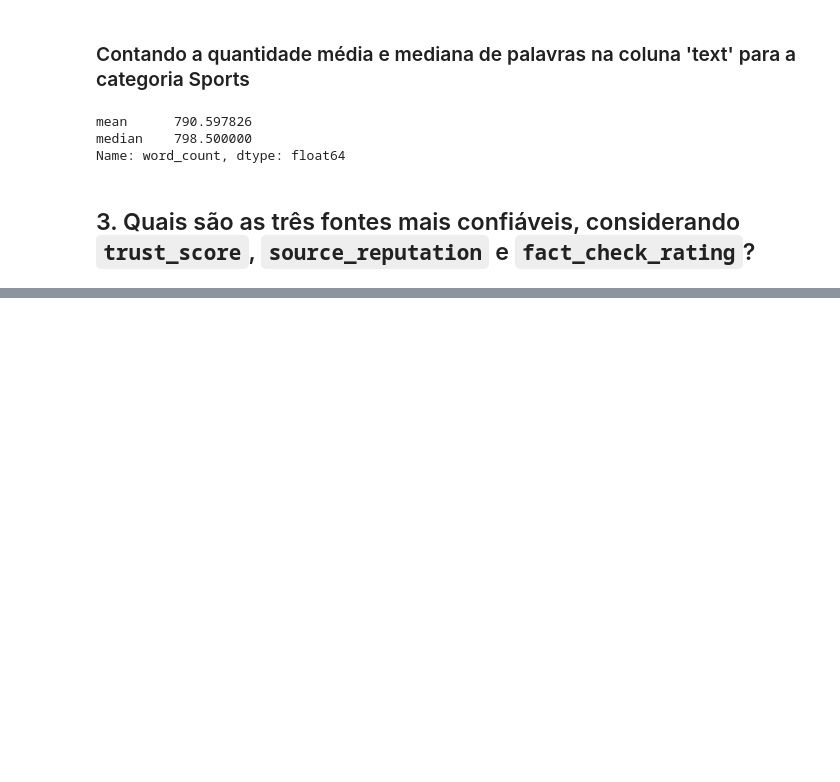
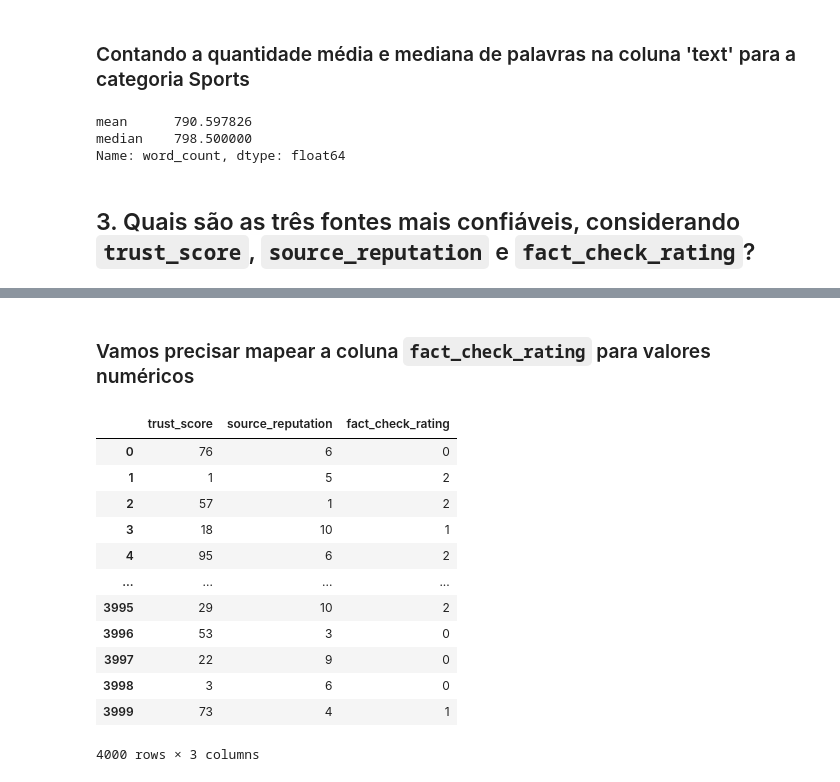
Before and after one commit to alvarojbrz/fake-news-detection, a Jupyter notebook: Fake_News_Detection.ipynb, the cells around one changed output, grey strips where cells are left out. Cells and saved outputs as stored; diff of their text form; code cells hidden in the pictures; blank space fills up the shorter version.

```diff
--- a/Fake_News_Detection.ipynb
+++ b/Fake_News_Detection.ipynb
@@ -81,0 +91,23 @@ Name: source, dtype: object
+# %% [markdown]
+### Vamos precisar mapear a coluna **`fact_check_rating`** para valores numéricos
+# %%
+map_fact_check = {'FALSE': 0,
+                  'TRUE': 1,
+                  'Mixed': 2}
+df['fact_check_rating'] = df['fact_check_rating'].map(map_fact_check)
+
+df[['trust_score', 'source_reputation', 'fact_check_rating']]
+# %% [output]
+|  | trust_score | source_reputation | fact_check_rating |
+| 0 | 76 | 6 | 0 |
+| 1 | 1 | 5 | 2 |
+| 2 | 57 | 1 | 2 |
+| 3 | 18 | 10 | 1 |
+| 4 | 95 | 6 | 2 |
+| ... | ... | ... | ... |
+| 3995 | 29 | 10 | 2 |
+| 3996 | 53 | 3 | 0 |
+| 3997 | 22 | 9 | 0 |
+| 3998 | 3 | 6 | 0 |
+| 3999 | 73 | 4 | 1 |
+4000 rows × 3 columns
```
Also changed, not shown: parts of 3 cells of this notebook.
